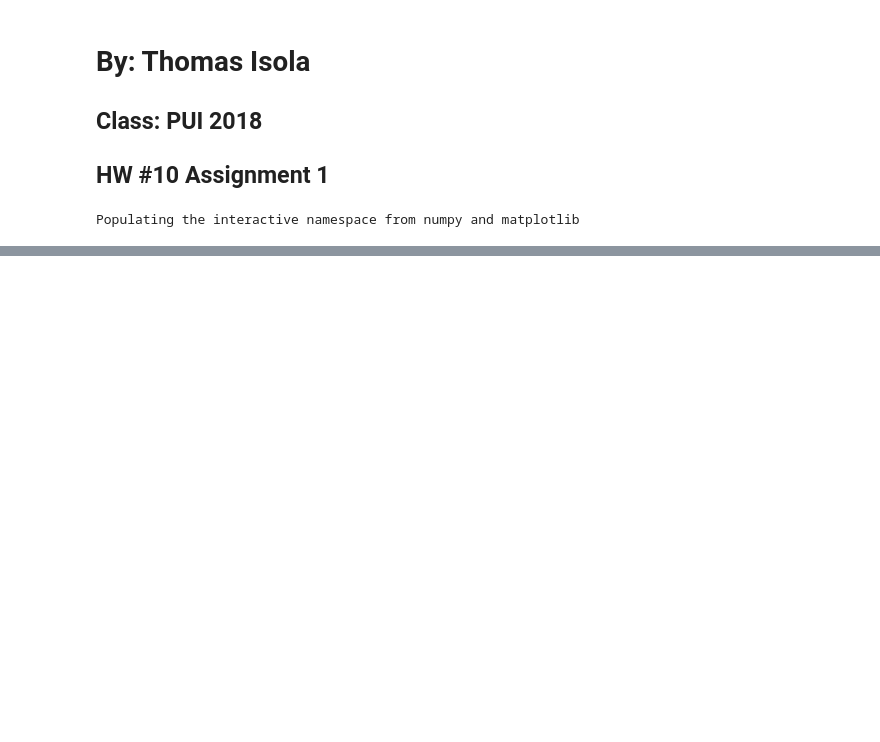
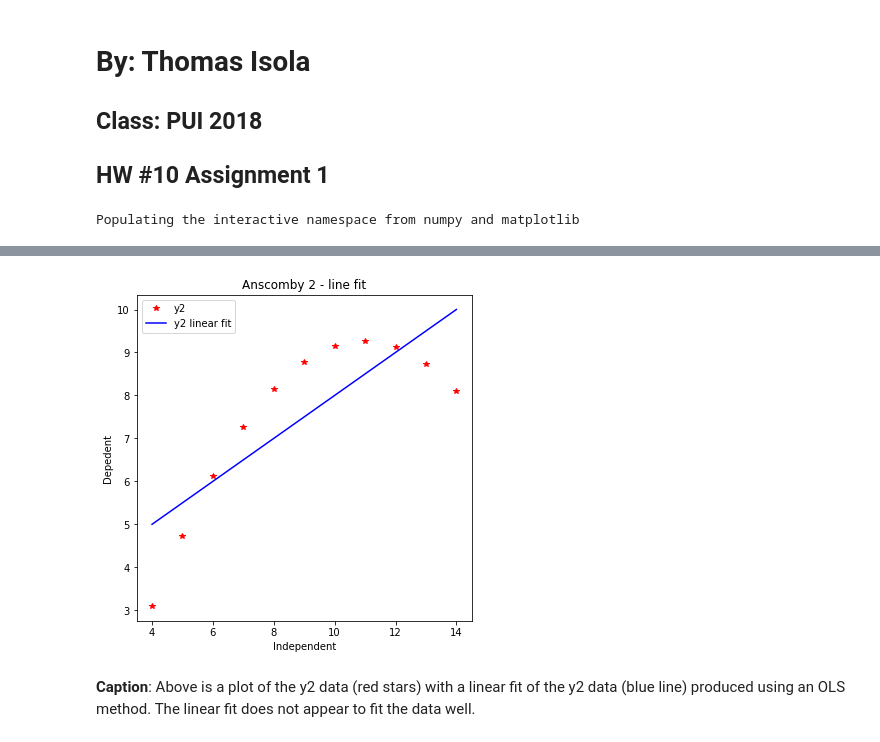
Before and after one commit to tisola/PUI2018_ti582, a Jupyter notebook: HW10_ti582/HW10_A1_TI.ipynb, the cells around one changed output, grey strips where cells are left out. Cells and saved outputs as stored; diff of their text form; code cells hidden in the pictures; blank space fills up the shorter version.

```diff
--- a/HW10_ti582/HW10_A1_TI.ipynb
+++ b/HW10_ti582/HW10_A1_TI.ipynb
@@ -32,0 +158,4 @@ df
+# %%
+# Perform the linear fitting OLS method on the y2 dataset
+ols3 = smf.ols(formula = 'y2  ~ x', data = df).fit()
+ols3.summary()
@@ -32,0 +180,13 @@ df
+# %%
+# Plot the data with the linear OLS fit for the y2 data
+pl.figure(figsize = (6,6))
+pl.plot(df['x'], df['y2'], 'r*', label = 'y2')
+pl.plot(df['x'], ols3.predict(df), '-', color = 'blue', label = 'y2 linear fit')
+pl.xlabel('Independent')
+pl.ylabel('Depedent')
+pl.title('Anscomby 2 - line fit');
+pl.legend();
+# %% [output]
+[figure, added]
+# %% [markdown]
+**Caption**: Above is a plot of the y2 data (red stars) with a linear fit of the y2 data (blue line) produced using an OLS method. The linear fit does not appear to fit the data well.
```
Also changed, not shown: parts of 34 cells of this notebook, 4 other files.
